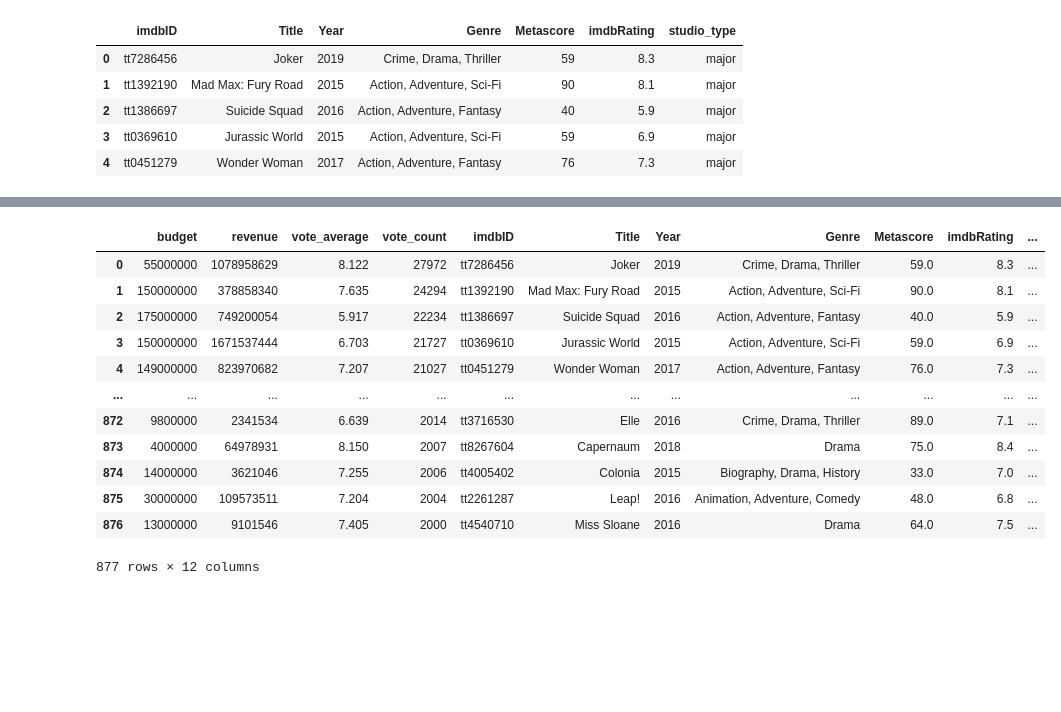
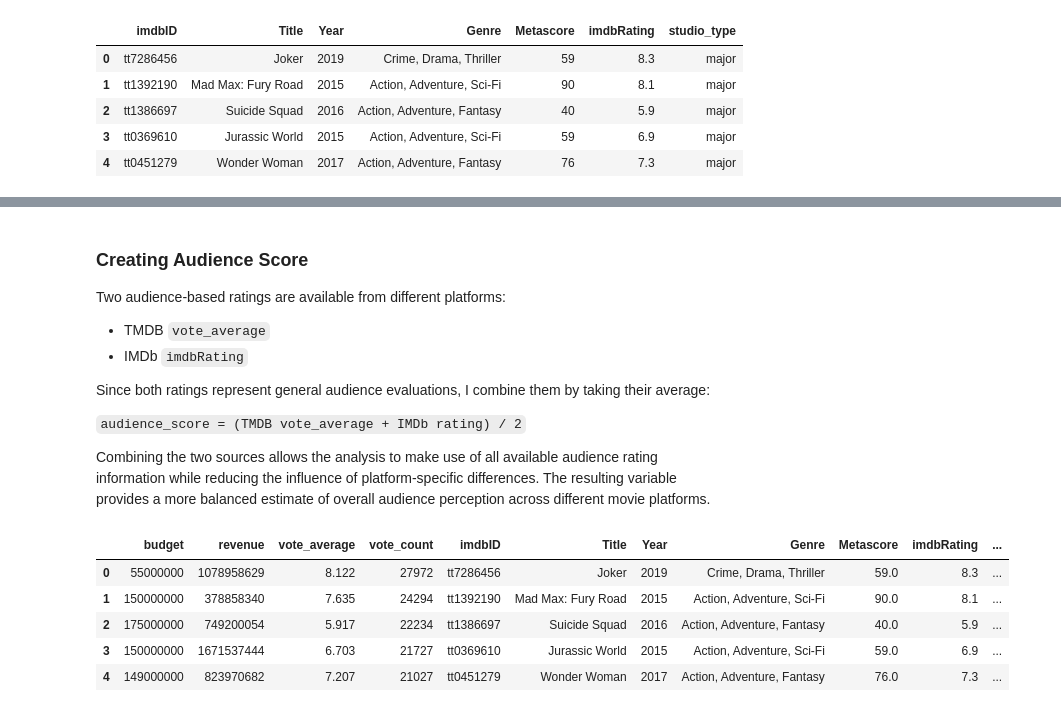
Before and after one commit to Emilyzh-glitch/ME204-final-project, a Jupyter notebook: notebooks/NB02b-Data-Transformation.ipynb, the cells around one changed output, grey strips where cells are left out. Saved outputs shown, nothing was run; the diff lists cells and outputs as text; code cells hidden in the pictures; blank space fills up the shorter version.

```diff
--- a/notebooks/NB02b-Data-Transformation.ipynb
+++ b/notebooks/NB02b-Data-Transformation.ipynb
@@ -108,17 +120,23 @@ merged_df
+# %% [markdown]
+### Creating Audience Score
+
+Two audience-based ratings are available from different platforms:
+
+- TMDB `vote_average`
+- IMDb `imdbRating`
+
+Since both ratings represent general audience evaluations, I combine them by taking their average:
+
+`audience_score = (TMDB vote_average + IMDb rating) / 2`
+
+Combining the two sources allows the analysis to make use of all available audience rating information while reducing the influence of platform-specific differences. The resulting variable provides a more balanced estimate of overall audience perception across different movie platforms.
 # %%
 merged_df["audience_score"] = merged_df[["vote_average", "imdbRating"]].mean(axis=1)
-merged_df
+merged_df.head()
 # %% [output]
 |  | budget | revenue | vote_average | vote_count | imdbID | Title | Year | Genre | Metascore | imdbRating | ... |
 | 0 | 55000000 | 1078958629 | 8.122 | 27972 | tt7286456 | Joker | 2019 | Crime, Drama, Thriller | 59.0 | 8.3 | ... |
 | 1 | 150000000 | 378858340 | 7.635 | 24294 | tt1392190 | Mad Max: Fury Road | 2015 | Action, Adventure, Sci-Fi | 90.0 | 8.1 | ... |
 | 2 | 175000000 | 749200054 | 5.917 | 22234 | tt1386697 | Suicide Squad | 2016 | Action, Adventure, Fantasy | 40.0 | 5.9 | ... |
 | 3 | 150000000 | 1671537444 | 6.703 | 21727 | tt0369610 | Jurassic World | 2015 | Action, Adventure, Sci-Fi | 59.0 | 6.9 | ... |
 | 4 | 149000000 | 823970682 | 7.207 | 21027 | tt0451279 | Wonder Woman | 2017 | Action, Adventure, Fantasy | 76.0 | 7.3 | ... |
-| ... | ... | ... | ... | ... | ... | ... | ... | ... | ... | ... | ... |
-| 872 | 9800000 | 2341534 | 6.639 | 2014 | tt3716530 | Elle | 2016 | Crime, Drama, Thriller | 89.0 | 7.1 | ... |
-| 873 | 4000000 | 64978931 | 8.150 | 2007 | tt8267604 | Capernaum | 2018 | Drama | 75.0 | 8.4 | ... |
-| 874 | 14000000 | 3621046 | 7.255 | 2006 | tt4005402 | Colonia | 2015 | Biography, Drama, History | 33.0 | 7.0 | ... |
-| 875 | 30000000 | 109573511 | 7.204 | 2004 | tt2261287 | Leap! | 2016 | Animation, Adventure, Comedy | 48.0 | 6.8 | ... |
-| 876 | 13000000 | 9101546 | 7.405 | 2000 | tt4540710 | Miss Sloane | 2016 | Drama | 64.0 | 7.5 | ... |
-877 rows × 12 columns
```
Also changed, not shown: parts of 16 cells of this notebook, 1 other file.
